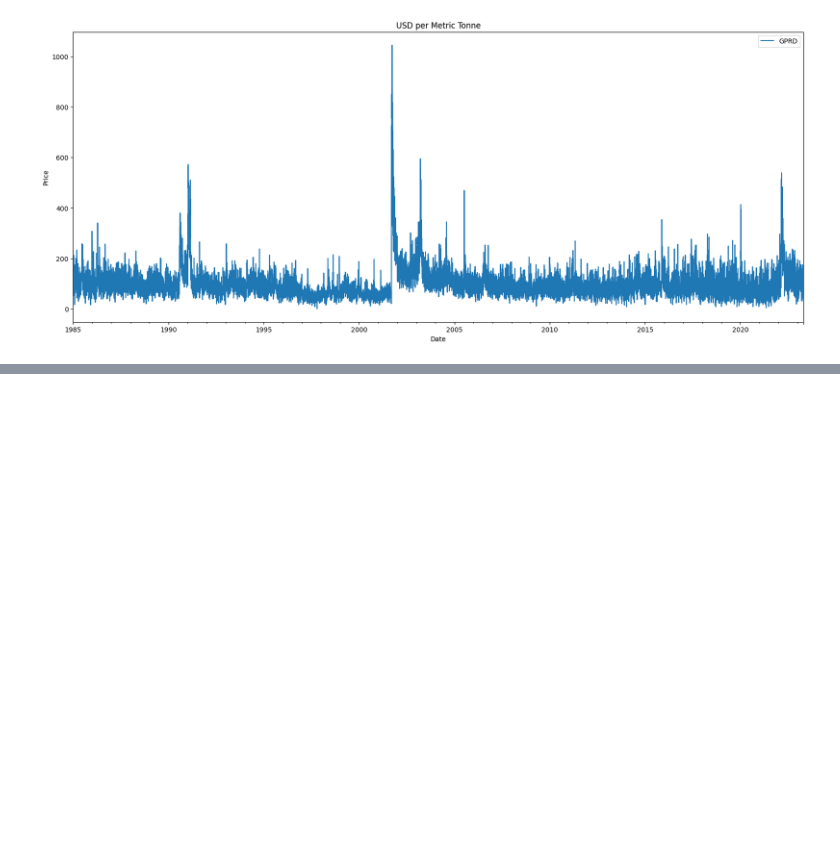
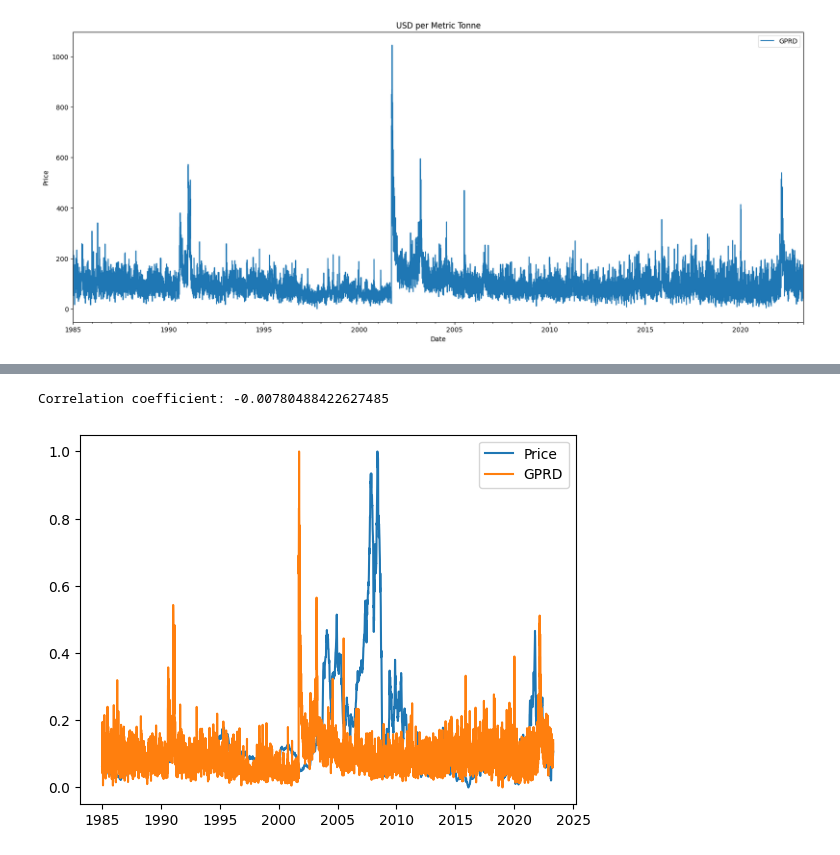
Before and after one commit to abaskon/Thesis, a Jupyter notebook: GPR_and_DBI.ipynb, the cells around one changed output, grey strips where cells are left out. Drawn from its saved outputs; the diff is of its cells as text; code cells hidden in the pictures; blank space fills up the shorter version.

```diff
--- a/GPR_and_DBI.ipynb
+++ b/GPR_and_DBI.ipynb
@@ -347,0 +186,18 @@ gpr_coeffs = pywt.wavedec(merged_data['GPRD'], wavelet, level=level)
+# %%
+import pandas as pd
+import matplotlib.pyplot as plt
+from scipy.stats import pearsonr
+
+
+# Calculate the correlation coefficient
+corr, _ = pearsonr(df['Price'], df['GPRD'])
+print('Correlation coefficient:', corr)
+
+# Plot the graph
+plt.plot(df.index, df['Price'], label='Price')
+plt.plot(df.index, df['GPRD'], label='GPRD')
+plt.legend()
+plt.show()
+# %% [output]
+Correlation coefficient: -0.00780488422627485
+[figure, added]
```
Also changed, not shown: parts of 61 cells of this notebook.
